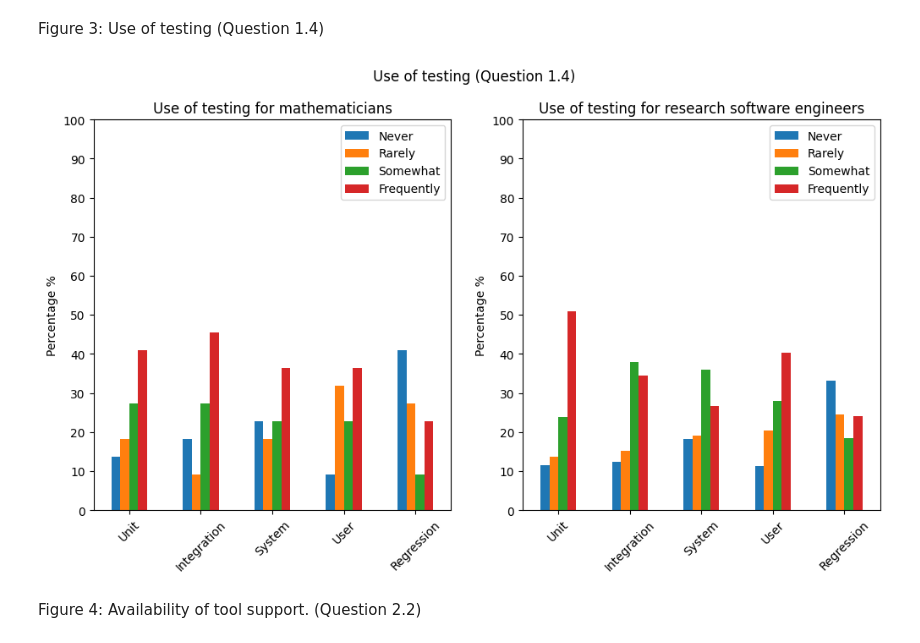
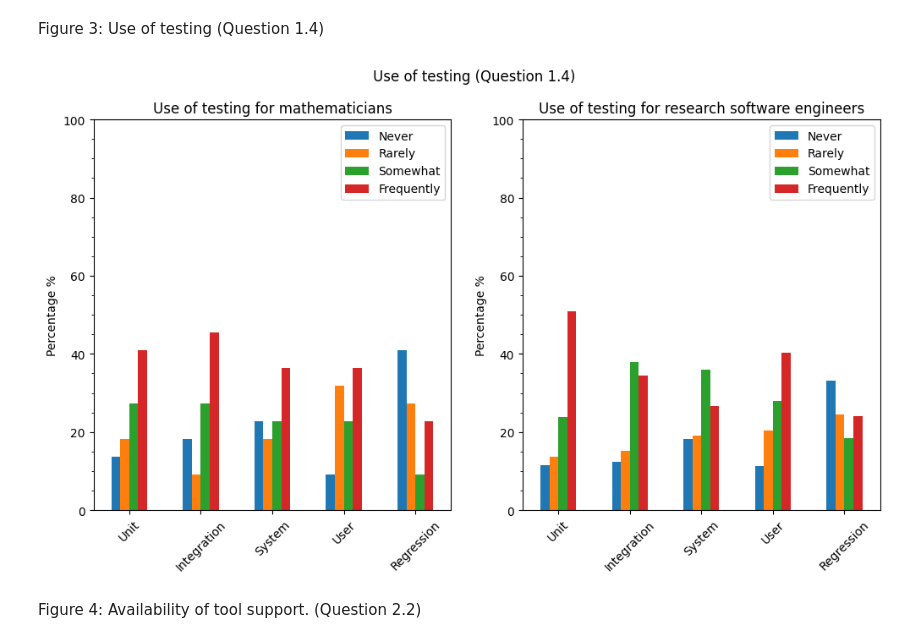
Before and after one commit to Not-Abram/Survey-for-Improving-Research-Software-Engineering-in-Mathematics, a Jupyter notebook: notebooks/testing.ipynb, the cells around one changed output. Drawn from its saved outputs; the diff is of its cells as text; code cells hidden in the pictures.

```diff
--- a/notebooks/testing.ipynb
+++ b/notebooks/testing.ipynb
@@ -25,0 +180,33 @@ t test data
+# %%
+# select question / question segments
+# this works because the surveys have synced up questions!
+def set_questions(survey):
+    return [('Requirements gathering / documentation',  survey["Q1.2_1"][2:]),
+            ('Software architecture / design',          survey["Q1.2_2"][2:]),
+            ('Coding',                                  survey["Q1.2_3"][2:]),
+            ('Testing',                                 survey["Q1.2_4"][2:]),
+            ('Debugging',                               survey["Q1.2_5"][2:]),
+            ('Maintenance',                             survey["Q1.2_6"][2:]),
+            ('Documentation',                           survey["Q1.2_7"][2:]),
+            ('Meetings',                                survey["Q1.2_8"][2:]),
+            ('Training',                                survey["Q1.2_9"][2:]),
+            ('Other',                                   survey["Q1.2_10"][2:]),
+
+            ('Requirements gathering / documentation',  survey["Q1.3_1"][2:]),
+            ('Software architecture / design',          survey["Q1.3_2"][2:]),
+            ('Coding',                                  survey["Q1.3_3"][2:]),
+            ('Testing',                                 survey["Q1.3_4"][2:]),
+            ('Debugging',                               survey["Q1.3_5"][2:]),
+            ('Maintenance',                             survey["Q1.3_6"][2:]),
+            ('Documentation',                           survey["Q1.3_7"][2:]),
+            ('Meetings',                                survey["Q1.3_8"][2:]),
+            ('Training',                                survey["Q1.3_9"][2:]),
+            ('Other',                                   survey["Q1.3_10"][2:])]
+
+fig, axs = plt.subplots(2, 5, sharex=True, sharey=True, layout='constrained')
+#for ax in axs.flat:
+#fig.subplots_adjust(hspace=0)
+fig.supylabel('Percent of time')
+plt.grid(visible=None, which='both', axis='y')
+plt.gcf().set_size_inches(20, 8)
+plt.show()
@@ -71,36 +260,36 @@ Answer_types = [
 
 QUESTIONS = set_questions(IRSEM)
 
 # create dataframe
 df1 = pd.DataFrame(get_percentages(QUESTIONS, get_ans_counts(QUESTIONS)), index=[label[0] for label in QUESTIONS])
 
 # repeat for second survey
 QUESTIONS = set_questions(URSSI)
 
 df2 = pd.DataFrame(get_percentages(QUESTIONS, get_ans_counts(QUESTIONS)), index=[label[0] for label in QUESTIONS])
 
 
 # plot
 fig, (ax1, ax2) = plt.subplots(1, 2)
 fig.suptitle('Use of testing (Question 1.4)')
 
 ax1 = df1.plot.bar(rot=0, ax=ax1)
 ax1.set_title('Use of testing for mathematicians')
 ax1.set_ylabel('Percentage %')
 ax1.tick_params('x',labelrotation=45)
-ax1.set_yticks(np.arange(0, 100.1, 10))
+ax1.set_yticks(np.arange(0, 100.1, 5), minor=True)
 
 ax2 = df2.plot.bar(rot=0, ax=ax2)
 ax2.set_title('Use of testing for research software engineers')
 ax2.set_ylabel('Percentage %')
 ax2.tick_params('x',labelrotation=45)
-ax2.set_yticks(np.arange(0, 100.1, 10))
+ax2.set_yticks(np.arange(0, 100.1, 5), minor=True)
 
 # edit parameters
 plt.gcf().set_size_inches(12, 6)
 plt.show()
 # %% [output]
-[figure, old version]
+[figure, new version]
 # %% [markdown]
 Figure 4: Availability of tool support. (Question 2.2)
 # %%
```
Also changed, not shown: parts of 6 cells of this notebook, 1 other file.
